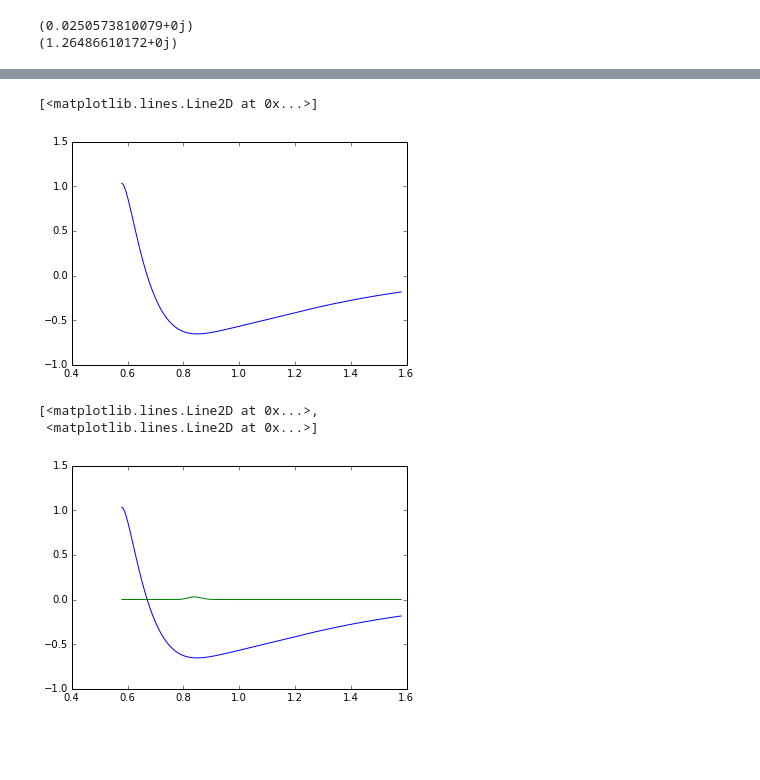
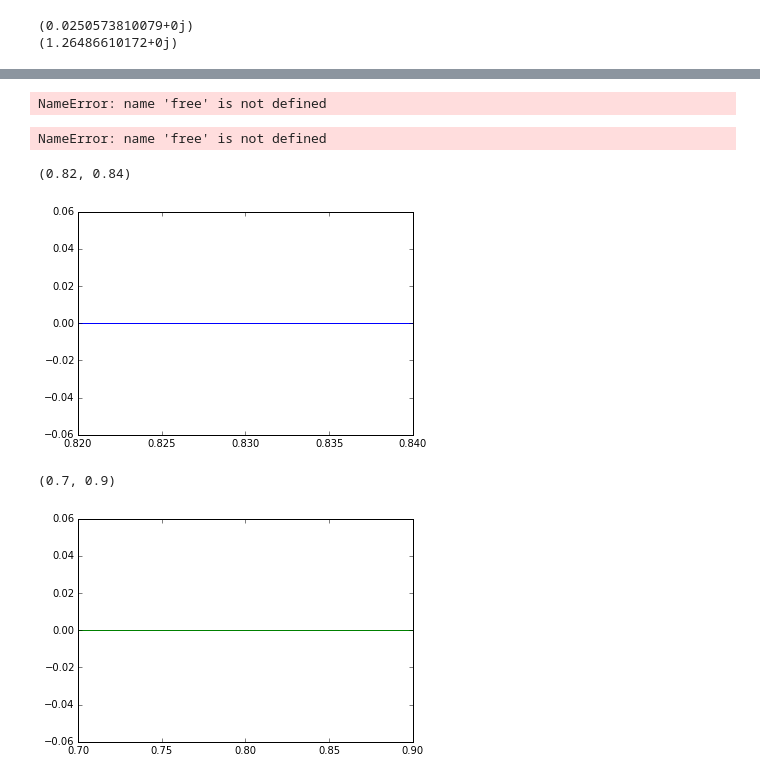
Before and after one commit to HxCory/delayFitting, a Jupyter notebook: Source/fitAnalyze.ipynb, the cells around one changed output, grey strips where cells are left out. Drawn from its saved outputs; the diff is of its cells as text; code cells hidden in the pictures; blank space fills up the shorter version.

Commit message:
Figures and tests

```diff
--- a/Source/fitAnalyze.ipynb
+++ b/Source/fitAnalyze.ipynb
@@ -160,15 +216,15 @@ plt.plot(omega_dip, np.real(alpha3f), omega_dip, dip_3)
 # %%
-dawsArg1st = T*(delta_m[0] - omega_dip)
-dawsArg3rd = T*(delta_m[1] - omega_dip)
-def cheat(omega, free):
-    omega = omega_dip
-    realFactor = np.real((alpha1f * np.exp(-free*np.power(dawsArg1st,2.0)))\
-            + (alpha3f * np.exp(-np.sqrt(free)*np.power(dawsArg3rd, 2.0))))
+def cheat(omegaD, free):
+#     omega = omega_dip
+    dawsArg1st = T*(delta_m[0] - omegaD)
+    dawsArg3rd = T*(delta_m[1] - omegaD)
+    realFactor = np.real((alpha1f * np.exp(-(1/free)*np.power(dawsArg1st,2.0)))\
+            + (alpha3f * np.exp(-(1/free)*np.power(dawsArg3rd, 2.0))))
     imagFactor = (alpha1f * ((-2 * cmath.sqrt(-1))\
-            / (np.sqrt(np.pi))) * spcl.dawsn(free*dawsArg1st))\
+            / (np.sqrt(np.pi))) * spcl.dawsn((1/np.sqrt(free))*dawsArg1st))\
                 + (alpha3f * ((-2 * cmath.sqrt(-1))\
-                    / (np.sqrt(np.pi))) * spcl.dawsn(np.sqrt(free)*dawsArg3rd))
-    dE = np.gradient(omega)
+                    / (np.sqrt(np.pi))) * spcl.dawsn((1/np.sqrt(free))*dawsArg3rd))
+    dE = np.gradient(omegaD)
     dIm = np.gradient(imagFactor, dE)
     dRe = np.gradient(realFactor, dE)
     derivFactor = (realFactor * dIm) - (np.imag(imagFactor * dRe))
@@ -193,19 +279,27 @@ plt.plot(omega_dip, np.real(realFactor))
 # %%
 imagFactor = (alpha1f * ((-2 * cmath.sqrt(-1))\
-            / (np.sqrt(np.pi))) * spcl.dawsn(free*dawsArg1st))\
+            / (np.sqrt(np.pi))) * spcl.dawsn((1/np.sqrt(free))*dawsArg1st))\
                 + (alpha3f * ((-2 * cmath.sqrt(-1))\
-                    / (np.sqrt(np.pi))) * spcl.dawsn(np.sqrt(free)*dawsArg3rd))
+                    / (np.sqrt(np.pi))) * spcl.dawsn((1/np.sqrt(free))*dawsArg3rd))
+# %% [output]
+NameError: name 'free' is not defined
+# %%
+ realFactor = np.real((alpha1f * np.exp(-(1/free)*np.power(dawsArg1st,2.0)))\
+                + (alpha3f * np.exp(-(1/np.sqrt(free))*np.power(dawsArg3rd, 2.0))))
+# %% [output]
+NameError: name 'free' is not defined
 # %%
 plt.plot(omega_dip, np.imag(imagFactor))
+plb.xlim([0.82, 0.84])
 # %% [output]
-[<matplotlib.lines.Line2D at 0x...>]
+(0.82, 0.84)
-[figure, old version]
+[figure, new version]
 # %%
 plt.plot(omega_dip, np.imag(imagFactor), omega_dip, realFactor)#, omega_dip, ratio)
+plb.xlim([0.7, 0.9])
 # %% [output]
-[<matplotlib.lines.Line2D at 0x...>,
- <matplotlib.lines.Line2D at 0x...>]
+(0.7, 0.9)
-[figure, old version]
+[figure, new version]
 # %%
 dE = np.gradient(omega_dip)
 dIm = np.gradient(imagFactor, dE)
```
Also changed, not shown: parts of 43 cells of this notebook, 31 other files.
